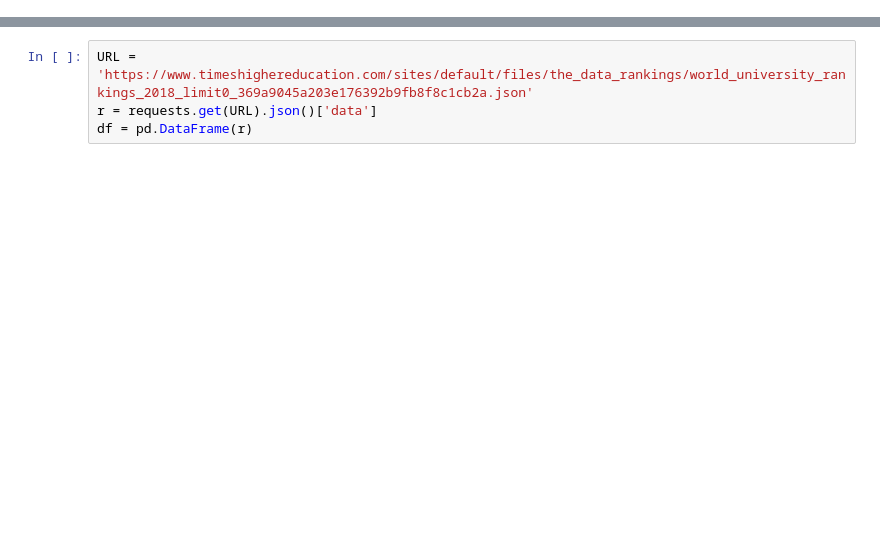
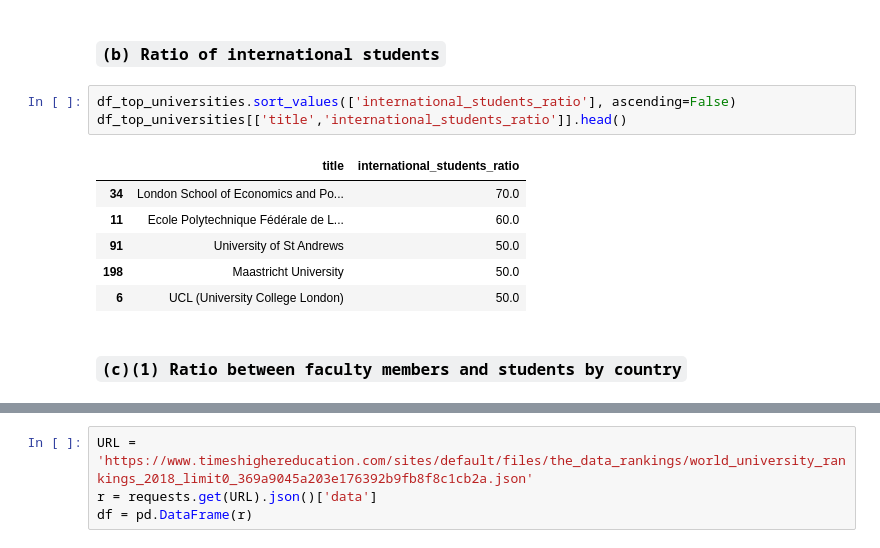
Before and after one commit to oabouzaid/Applied-Data-Analysis, a Jupyter notebook: homework2/task1and2.ipynb, the cells around one changed output, grey strips where cells are left out. Drawn from its saved outputs; the diff is of its cells as text; blank space fills up the shorter version.

```diff
--- a/homework2/task1and2.ipynb
+++ b/homework2/task1and2.ipynb
@@ -8,0 +77,14 @@ import matplotlib.pyplot as plt
+# %% [markdown]
+### `(b) Ratio of international students`
+# %%
+df_top_universities.sort_values(['international_students_ratio'], ascending=False)
+df_top_universities[['title','international_students_ratio']].head()
+# %% [output]
+|  | title | international_students_ratio |
+| 34 | London School of Economics and Po... | 70.0 |
+| 11 | Ecole Polytechnique Fédérale de L... | 60.0 |
+| 91 | University of St Andrews | 50.0 |
+| 198 | Maastricht University | 50.0 |
+| 6 | UCL (University College London) | 50.0 |
+# %% [markdown]
+### `(c)(1) Ratio between faculty members and students by country`
```
Also changed, not shown: parts of 36 cells of this notebook.
